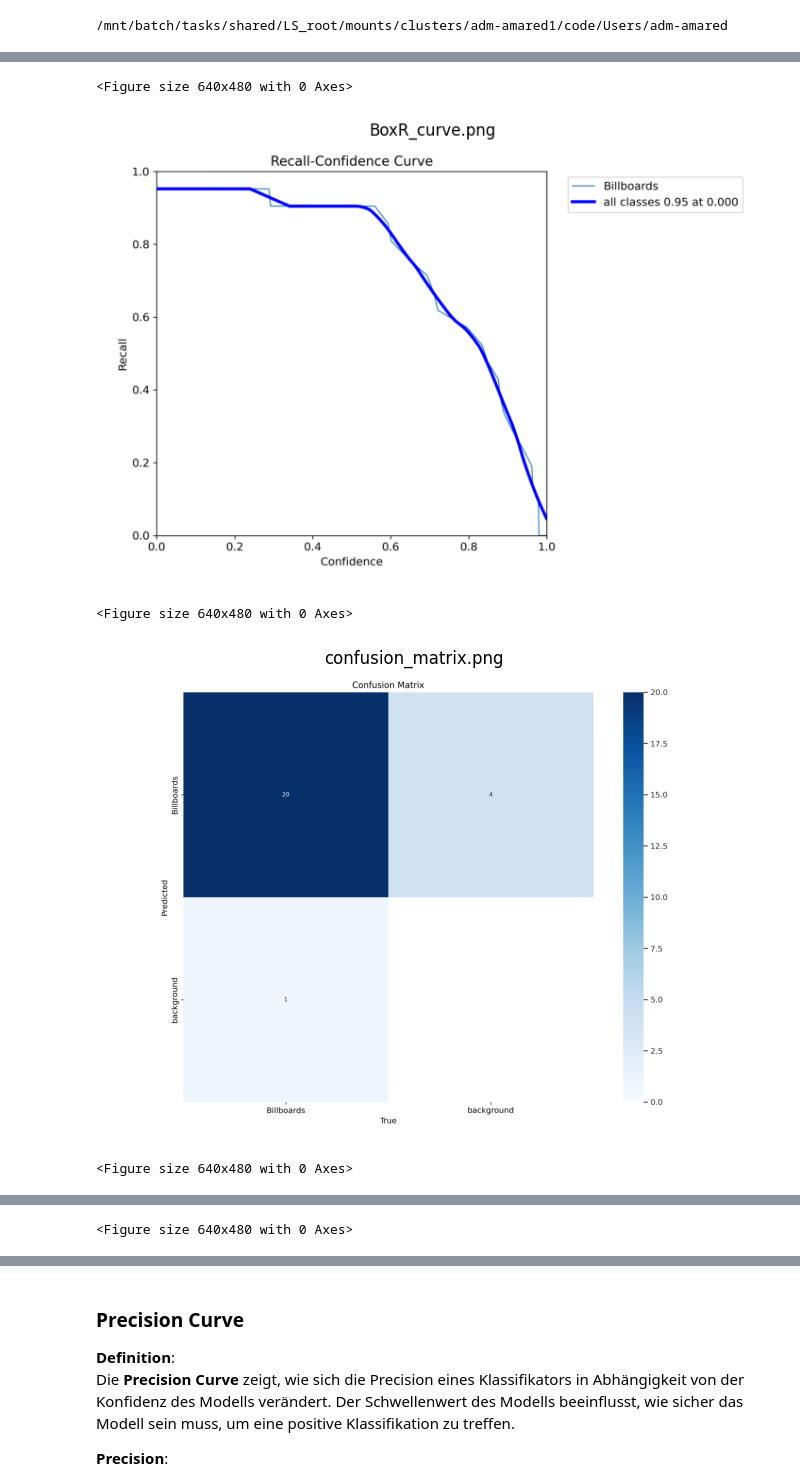
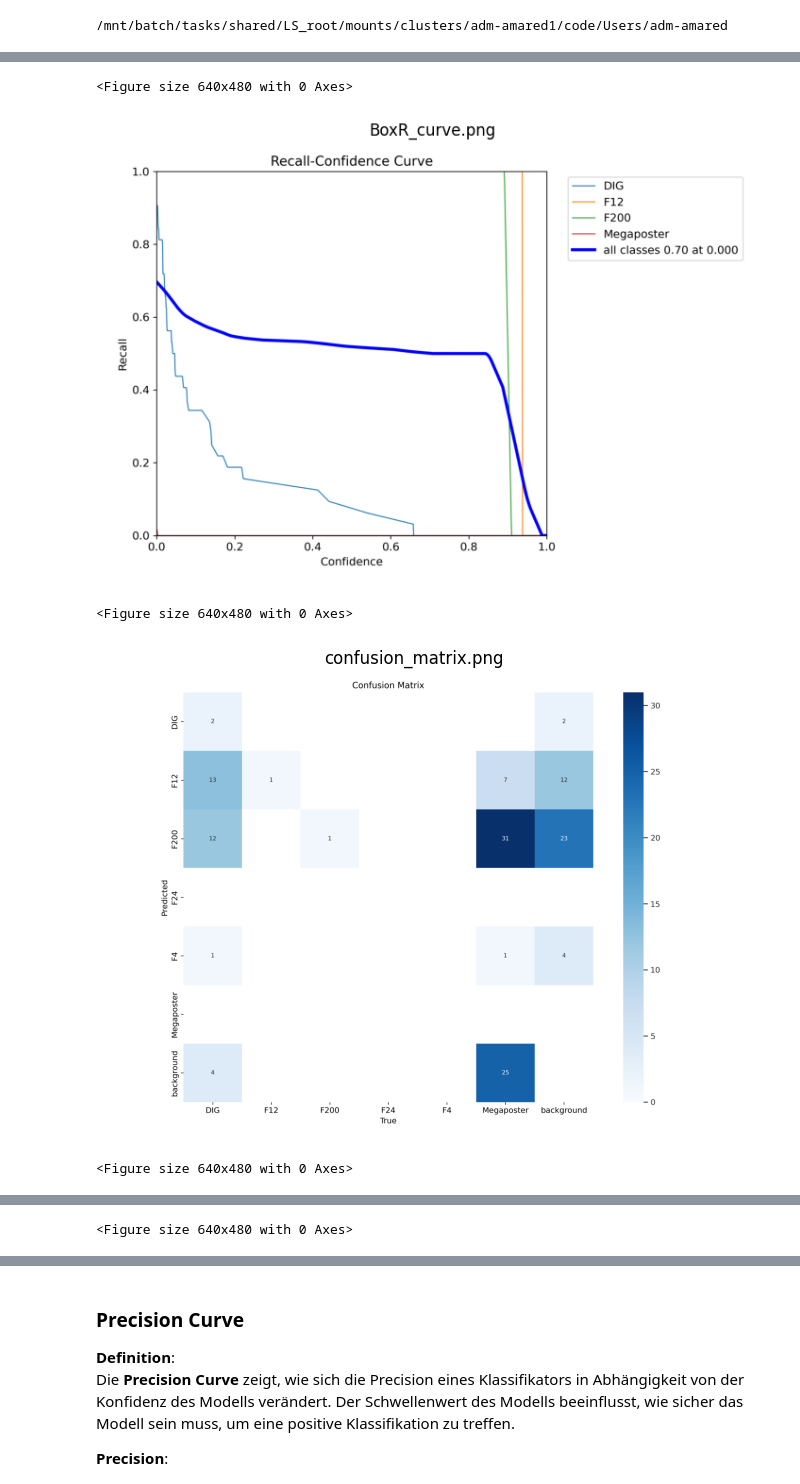
Before and after one commit to amarred97/YOLOv11-seg, a Jupyter notebook: Yolov11-seg.ipynb, the cells around one changed output, grey strips where cells are left out. Saved outputs shown, nothing was run; the diff lists cells and outputs as text; code cells hidden in the pictures.

```diff
--- a/Yolov11-seg.ipynb
+++ b/Yolov11-seg.ipynb
@@ -258,10 +343,12 @@ Um die Leistung deines Modells zu bewerten, kannst du Metriken wie F1-Score, Rec
 # %%
+%matplotlib inline
+
 import os
 import matplotlib.pyplot as plt
 import matplotlib.image as mpimg
 
-# Verzeichnis mit den PNG-Bildern
-image_folder = '/mnt/batch/tasks/shared/LS_root/mounts/clusters/adm-amared1/code/Users/adm-amared/runs/segment/train3'
+# Verzeichnis mit den PNG-Bildern (Anpassen nach jedem neuem Training!)
+image_folder = '/mnt/batch/tasks/shared/LS_root/mounts/clusters/adm-amared1/code/Users/adm-amared/runs/segment/train29'
 
 # Liste der Bilddateien
 image_files = [
@@ -295,5 +382,5 @@ for image_file in image_files:
 <Figure size 640x480 with 0 Axes>
-[figure, old version]
+[figure, new version]
 <Figure size 640x480 with 0 Axes>
-[figure, old version]
+[figure, new version]
 <Figure size 640x480 with 0 Axes>
```
Also changed, not shown: parts of 20 cells of this notebook.
